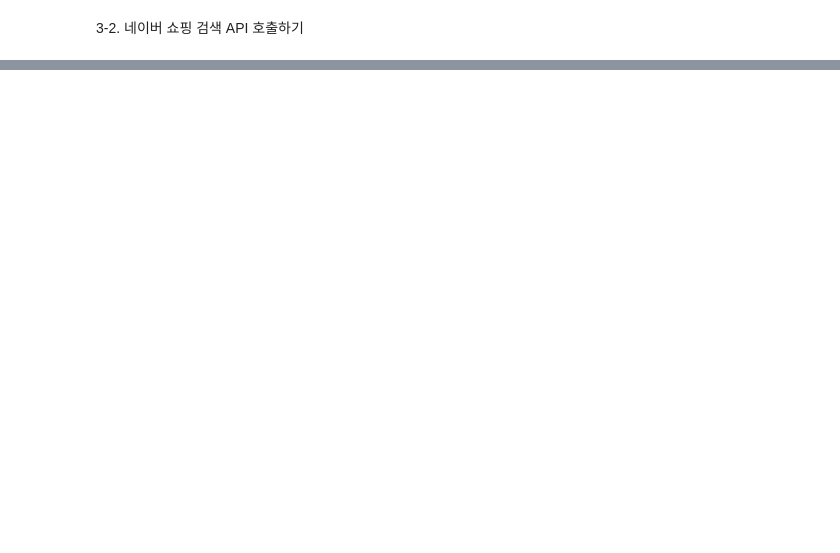
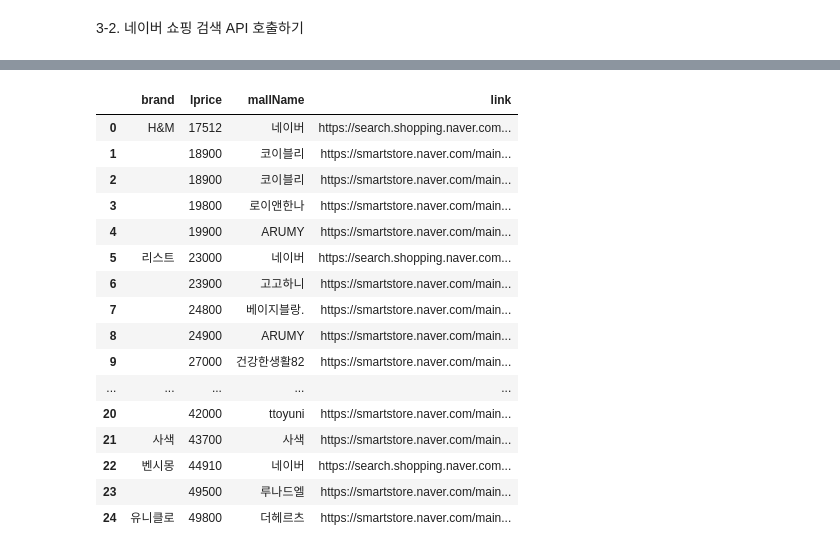
Before and after one commit to Echae0/python_practice, a Jupyter notebook: 03_search.ipynb, the cells around one changed output, grey strips where cells are left out. Drawn from its saved outputs; the diff is of its cells as text; code cells hidden in the pictures; blank space fills up the shorter version.

```diff
--- a/03_search.ipynb
+++ b/03_search.ipynb
@@ -141,0 +232,20 @@ book_df.loc[book_df['publisher'] == '인피니티북스', book_df.columns.drop([
+# %%
+shop_df.loc[shop_df['lprice'] <= 50000, ['brand','lprice','mallName', 'link']].sort_values(by='lprice', ascending= True).reset_index(drop=True)
+# %% [output]
+|  | brand | lprice | mallName | link |
+| 0 | H&M | 17512 | 네이버 | https://search.shopping.naver.com... |
+| 1 |  | 18900 | 코이블리 | https://smartstore.naver.com/main... |
+| 2 |  | 18900 | 코이블리 | https://smartstore.naver.com/main... |
+| 3 |  | 19800 | 로이앤한나 | https://smartstore.naver.com/main... |
+| 4 |  | 19900 | ARUMY | https://smartstore.naver.com/main... |
+| 5 | 리스트 | 23000 | 네이버 | https://search.shopping.naver.com... |
+| 6 |  | 23900 | 고고하니 | https://smartstore.naver.com/main... |
+| 7 |  | 24800 | 베이지블랑. | https://smartstore.naver.com/main... |
+| 8 |  | 24900 | ARUMY | https://smartstore.naver.com/main... |
+| 9 |  | 27000 | 건강한생활82 | https://smartstore.naver.com/main... |
+| ... | ... | ... | ... | ... |
+| 20 |  | 42000 | ttoyuni | https://smartstore.naver.com/main... |
+| 21 | 사색 | 43700 | 사색 | https://smartstore.naver.com/main... |
+| 22 | 벤시몽 | 44910 | 네이버 | https://search.shopping.naver.com... |
+| 23 |  | 49500 | 루나드엘 | https://smartstore.naver.com/main... |
+| 24 | 유니클로 | 49800 | 더헤르츠 | https://smartstore.naver.com/main... |
```
Also changed, not shown: parts of 6 cells of this notebook, 4 other files.
